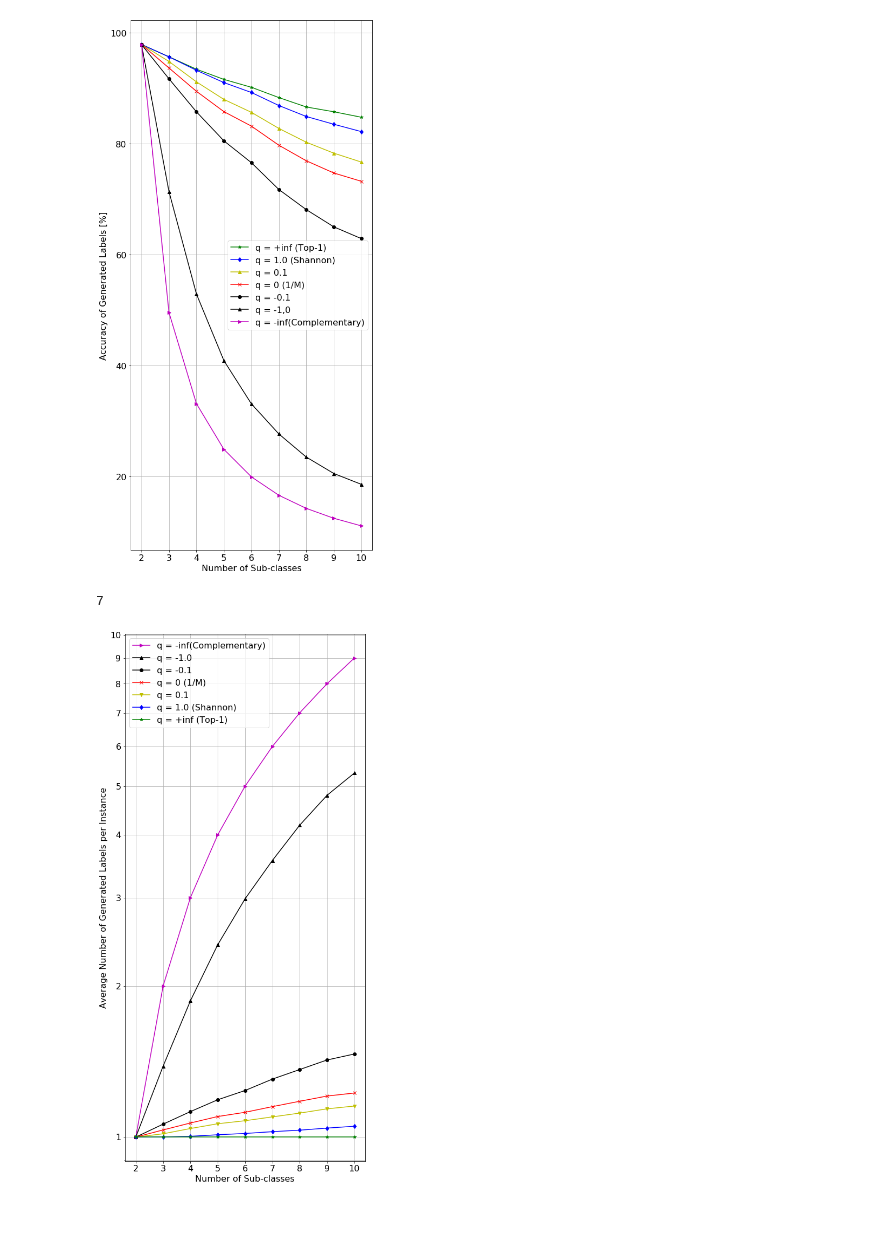
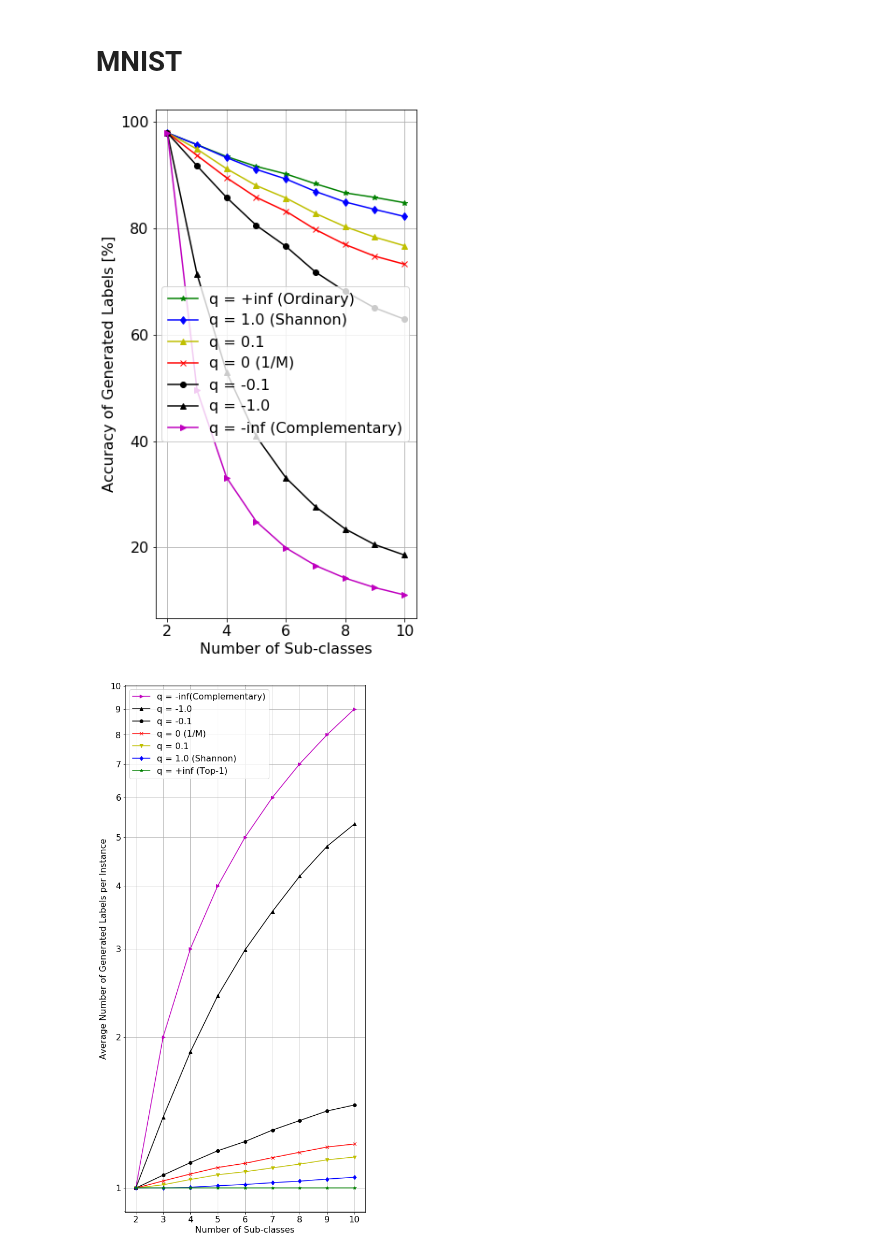
Before and after one commit to 1W1521375/entropy_labelling, a Jupyter notebook: for_graphs.ipynb, the cells around one changed output. Cells and saved outputs as stored; diff of their text form; code cells hidden in the pictures; blank space fills up the shorter version.

```diff
--- a/for_graphs.ipynb
+++ b/for_graphs.ipynb
@@ -3,37 +3,36 @@
 import matplotlib as mpl
 import matplotlib.pyplot as plt
 import codecs
+# %% [markdown]
+# MNIST
 # %%
 q_neg_inf = [97.91555555555557, 49.57270833333334, 33.128650793650806, 24.887500000000006, 19.934380952380938, 16.60902777777778, 14.243968253968252, 12.463125, 11.094444444444445]
 neg_one = [e[1] for e in [(1.0, 97.91555555555556, 97.91555555555556), (1.3845124999999996, 71.38385625432825, 98.55541666666664), (1.8689428571428577, 52.91222129091504, 98.51904761904763), (2.41676388888889, 40.890537972190884, 98.56091269841268), (2.982421428571428, 33.10343690579796, 98.5540476190476), (3.556491666666666, 27.671551255241464, 98.29833333333335), (4.181222222222221, 23.496303659557906, 98.20222222222223), (4.7951999999999995, 20.54094298636682, 98.465), (5.3105, 18.58582054420488, 98.7)]]
 neg_qtenth = [e[1] for e in [(1.0, 97.91555555555556, 97.91555555555556), (1.0613500000000002, 91.72974138980769, 97.26083333333334), (1.1240714285714286, 85.77158372470802, 96.25571428571422), (1.1868948412698417, 80.53765799421383, 95.41746031746032), (1.2382238095238092, 76.59990800478742, 94.69571428571426), (1.3047375000000008, 71.76414476419197, 93.51833333333329), (1.363288888888889, 68.1265165947613, 92.81111111111113), (1.4243000000000001, 65.02584678961306, 92.59), (1.464, 62.90983606557377, 92.1)]]
 qzero = [e[1] for e in [(1.0, 97.91555555555557, 97.91555555555557), (1.0334791666666665, 93.6843518370719, 96.76875000000001), (1.0668666666666662, 89.47267758364897, 95.36976190476183), (1.09899603174603, 85.8062582442501, 94.20972222222221), (1.1204880952380947, 83.1971582554879, 93.14333333333335), (1.1499875000000002, 79.74666930534073, 91.64916666666667), (1.1786222222222222, 76.93905685280227, 90.64999999999998), (1.2072499999999997, 74.74123905374579, 90.22), (1.224, 73.24346405228758, 89.65)]]
 qtenth = [e[1] for e in [(1.0, 97.91555555555557, 97.91555555555557), (1.0153624999999995, 94.85813232195665, 96.28750000000001), (1.040192857142857, 91.17737449617876, 94.78523809523807), (1.0631765873015873, 88.0097438324857, 93.50714285714292), (1.078071428571429, 85.68343541307117, 92.31785714285716), (1.0971541666666669, 82.77710753888428, 90.78208333333332), (1.1163999999999996, 80.28869810847034, 89.61444444444443), (1.1384, 78.31796205282639, 89.15), (1.153, 76.71292281006072, 88.45)]]
-qhalf = [e[1] for e in [(1.0, 97.91555555555557, 97.91555555555557), (1.000829166666667, 95.65711936176007, 95.73416666666675), (1.00932619047619, 92.99069821528626, 93.84071428571428), (1.0211329365079373, 90.51513899763995, 92.4017857142857), (1.0303785714285714, 88.5260226380746, 91.18857142857144), (1.0412875000000008, 86.02027569573764, 89.55208333333334), (1.0522666666666665, 83.88761737437736, 88.26333333333336), (1.0673, 82.19186677383794, 87.72000000000001), (1.0715, 80.86794213719085, 86.65)]]
 qshannon = [e[1] for e in [(1.0, 97.91555555555557, 97.91555555555557), (1.0002666666666673, 95.68549599721796, 95.71041666666675), (1.0038880952380944
 , 93.26399325942879, 93.61928571428577), (1.0108154761904755, 91.04578412095299, 92.0160714285714), (1.0168833333333336, 89.25887661366012,
 90.74976190476191), (1.0251500000000002, 86.91056740481199, 89.08374999999998), (1.0323444444444445, 84.92817190015958, 87.6688888888889), (
 1.04225, 83.53148915619434, 87.05499999999999), (1.051, 82.20742150333017, 86.4)]]
-q2 = [e[1] for e in [(1.0, 97.91555555555557, 97.91555555555557), (1.000145833333334, 95.69390536534902, 95.70750000000007), (1.0027000000000004, 93.32589589872764, 93.57238095238102), (1.0079464285714281, 91.19911103693669, 91.91250000000001), (1.0126523809523802, 89.49826752257391, 90.61785714285712), (1.0195166666666664, 87.22926874979792, 88.92166666666664), (1.0256222222222224, 85.28469966288097, 87.46444444444444), (1.03315, 84.06680236236342, 86.85000000000001), (1.0425, 82.54196642685851, 86.05)]]
-q10 = [e[1] for e in [(1.0, 97.91555555555557, 97.91555555555557), (1.0000791666666669, 95.6972572093726, 95.7045833333334), (1.001816666666666, 93.3721980271965, 93.53785714285718), (1.0055555555555549, 91.32998825165733, 91.82837301587303), (1.008983333333333, 89.70908372946477, 90.50523809523814), (1.0142625, 87.53556894037482, 88.775), (1.0189111111111109, 85.65135997826238, 87.26555555555554), (1.02585, 84.45058240098153, 86.63000000000001), (1.0315, 83.08288899660688, 85.7)]]
 qtop1 = [e[1] for e in [(1.0, 97.91555555555557, 97.91555555555557), (1.0, 95.70083333333339, 95.70083333333339), (1.0, 93.45857142857146, 93.45857142857146), (1.0, 91.61924603174603, 91.61924603174603), (1.0, 90.20047619047618, 90.20047619047618), (1.0, 88.34375000000001, 88.34375000000001), (1.0, 86.64555555555555, 86.64555555555555), (1.0, 85.785, 85.785), (1.0, 84.8, 84.8)]]
 # %%
 tsallis_labels_acc = [q_neg_inf, neg_one, neg_qtenth, qzero, qtenth, qshannon, qtop1][::-1]
 # %%
 colours = ['m', 'k', 'k', 'r', 'y', 'b', 'g'][::-1]
-names = ["q = +inf (Top-1)", "q = 1.0 (Shannon)", "q = 0.1", "q = 0 (1/M)", "q = -0.1", "q = -1,0", "q = -inf(Complementary)"]
+names = ["q = +inf (Ordinary)", "q = 1.0 (Shannon)", "q = 0.1", "q = 0 (1/M)", "q = -0.1", "q = -1.0", "q = -inf (Complementary)"]
 marker = ['>', '^', 'o', 'x', '^', 'd', '*'][::-1]
-plt.figure(figsize = [8.0, 18.0])
+plt.figure(figsize = [5.0, 10.0])
 for c, q_labels_acc in enumerate(tsallis_labels_acc):
     plt.plot([i for i in range(2, 11)], q_labels_acc, marker = marker[c], color = colours[c], label = names[c])
 plt.rcParams["font.size"] = 16
 plt.xlabel("Number of Sub-classes")
 plt.ylabel("Accuracy of Generated Labels [%]")
 plt.legend(loc = 'best')
 plt.grid(True)
-plt.savefig("tsallis_qs_additional.pdf")
+plt.savefig("tsallis_mnist_acc.pdf")
 # %% [output]
-[figure, old version]
+[figure, new version]
 # %%
 q_neginf_lnum = [1.0, 2.0, 3.0, 4.0, 5.0, 6.0, 7.0, 8.0, 9.0]
 neg_one_lnum = [e[0] for e in [(1.0, 97.91555555555556, 97.91555555555556), (1.3845124999999996, 71.38385625432825, 98.55541666666664), (1.8689428571428577, 52.91222129091504, 98.51904761904763), (2.41676388888889, 40.890537972190884, 98.56091269841268), (2.982421428571428, 33.10343690579796, 98.5540476190476), (3.556491666666666, 27.671551255241464, 98.29833333333335), (4.181222222222221, 23.496303659557906, 98.20222222222223), (4.7951999999999995, 20.54094298636682, 98.465), (5.3105, 18.58582054420488, 98.7)]]
@@ -50,10 +46,6 @@ q10_lnum = [e[0] for e in [(1.0, 97.91555555555557, 97.91555555555557), (1.00007
 qtop1_lnum = [e[0] for e in [(1.0, 97.91555555555557, 97.91555555555557), (1.0, 95.70083333333339, 95.70083333333339), (1.0, 93.45857142857146, 93.45857142857146), (1.0, 91.61924603174603, 91.61924603174603), (1.0, 90.20047619047618, 90.20047619047618), (1.0, 88.34375000000001, 88.34375000000001), (1.0, 86.64555555555555, 86.64555555555555), (1.0, 85.785, 85.785), (1.0, 84.8, 84.8)]]
 # %%
 tsallis_labels_num = [q_neginf_lnum, neg_one_lnum, neg_qtenth_lnum , qzero_lnum, qtenth_lnum, qshannon_lnum, qtop1_lnum]
-# %%
-len(tsallis_labels_num)
-# %% [output]
-7
 # %%
 colours = ['m', 'k', 'k', 'r', 'y', 'b', 'g']
 names = ["q = -inf(Complementary)", "q = -1.0", "q = -0.1", "q = 0 (1/M)", "q = 0.1", "q = 1.0 (Shannon)", "q = +inf (Top-1)"]
```
Also changed, not shown: parts of 14 cells of this notebook, 53 other files.
